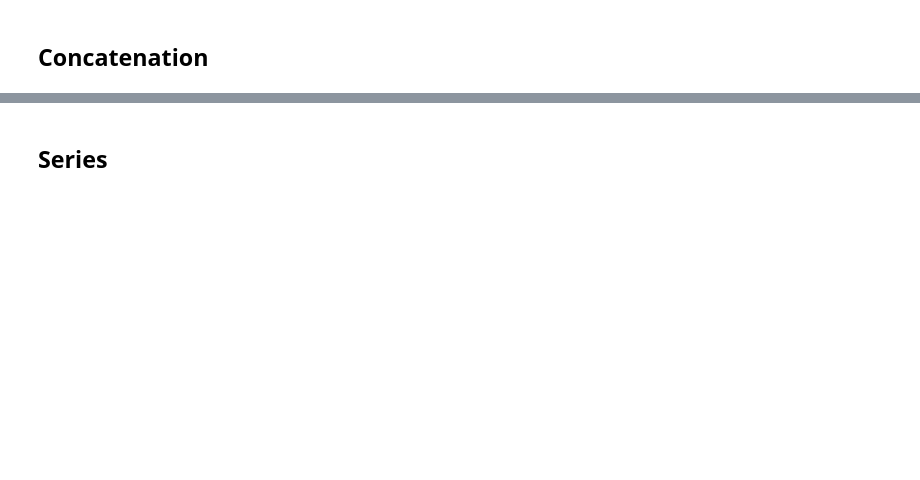
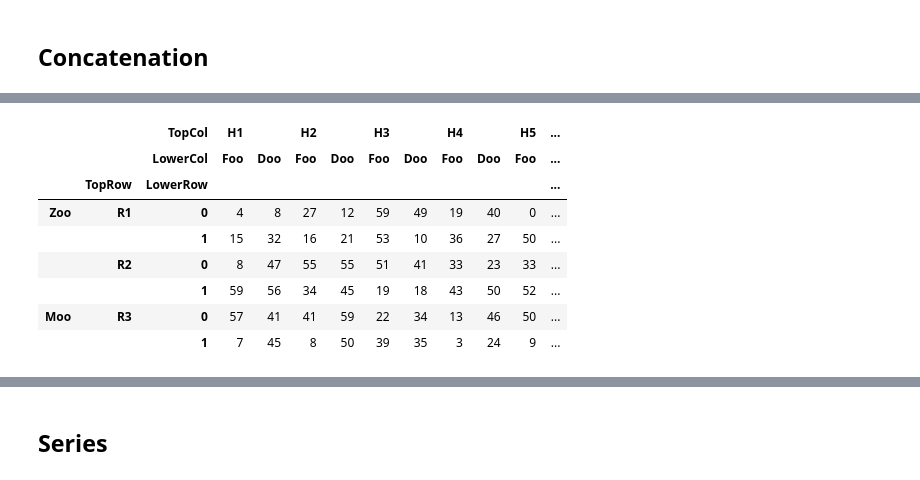
Before and after one commit to pvaddina/python-reference, a Jupyter notebook: pandas.ipynb, the cells around one changed output, grey strips where cells are left out. Drawn from its saved outputs; the diff is of its cells as text; code cells hidden in the pictures; blank space fills up the shorter version.

```diff
--- a/pandas.ipynb
+++ b/pandas.ipynb
@@ -468,0 +504,12 @@ pd.concat([a1,a2], axis=1) # Concatenation along columns. Observe how the unknow
+# %%
+pd.concat([Foo, Doo], keys=["Zoo", "Moo"])
+# %% [output]
+|  |  | TopCol | H1 |  | H2 |  | H3 |  | H4 |  | H5 | ... |
+|  |  | LowerCol | Foo | Doo | Foo | Doo | Foo | Doo | Foo | Doo | Foo | ... |
+|  | TopRow | LowerRow |  |  |  |  |  |  |  |  |  | ... |
+| Zoo | R1 | 0 | 4 | 8 | 27 | 12 | 59 | 49 | 19 | 40 | 0 | ... |
+|  |  | 1 | 15 | 32 | 16 | 21 | 53 | 10 | 36 | 27 | 50 | ... |
+|  | R2 | 0 | 8 | 47 | 55 | 55 | 51 | 41 | 33 | 23 | 33 | ... |
+|  |  | 1 | 59 | 56 | 34 | 45 | 19 | 18 | 43 | 50 | 52 | ... |
+| Moo | R3 | 0 | 57 | 41 | 41 | 59 | 22 | 34 | 13 | 46 | 50 | ... |
+|  |  | 1 | 7 | 45 | 8 | 50 | 39 | 35 | 3 | 24 | 9 | ... |
```
Also changed, not shown: parts of 30 cells of this notebook, 2 other files.
